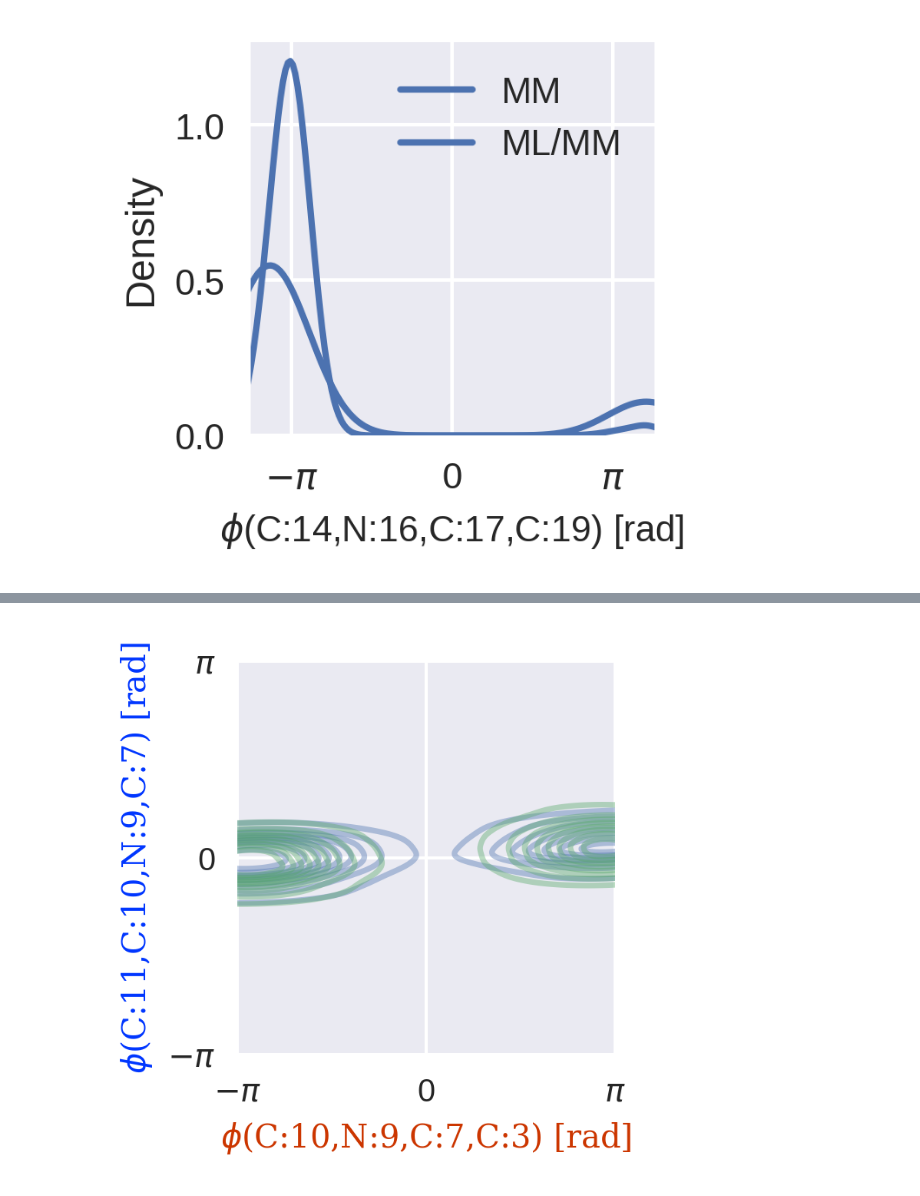
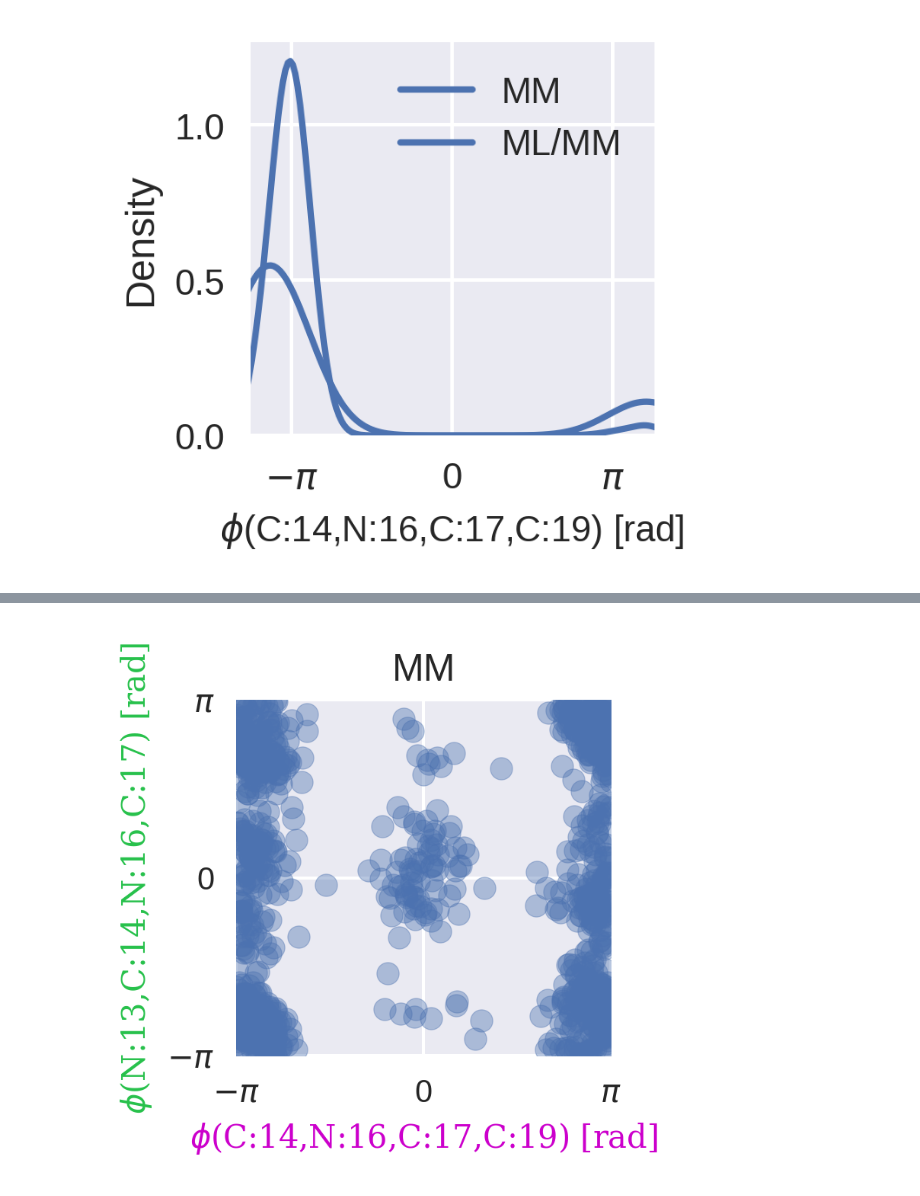
Before and after one commit to choderalab/nn-endstates, a Jupyter notebook: dihedrals_plot_seaborn0.11.ipynb, the cells around one changed output, grey strips where cells are left out. Drawn from its saved outputs; the diff is of its cells as text; code cells hidden in the pictures.

Commit message:
updated dihedral figures

```diff
--- a/dihedrals_plot_seaborn0.11.ipynb
+++ b/dihedrals_plot_seaborn0.11.ipynb
@@ -321,46 +334,62 @@ plt.close()
 # %%
-# plot contour plot for 10,9,7,3 vs 11,10,9,7 in complex
+# plot shadowed contour plot for 14,16,17,19 vs 13,14,16,17 in solvent/complex for ML/MM
+
+
 
 font1 = {'family': 'serif',
-        'color':  '#cc3600ff',
-        'weight': 'normal',
-        'size': 16,
-        }
-
-font2 = {'family': 'serif',
-        'color':  '#0036ffff',
+        'color':  '#cc00ccff',
         'weight': 'normal',
         'size': 16,
         }
 
 
+font2 = {'family': 'serif',
+        'color':  '#27c14bff',
+        'weight': 'normal',
+        'size': 16,
+        }
 
-f,ax=plt.subplots(figsize=[2.5, 2.5], dpi=300)
+for name, traj_mm, traj_qml, weights in [('solvent', traj_solvent_mm, traj_solvent_qml, solvent_qml_weights), ('complex', traj_complex_mm, traj_complex_qml, complex_qml_weights)]:
 
-dihedrals_mm_1 = list(md.compute_dihedrals(traj_complex_mm, [[10,9,7,3]]).flat)
-dihedrals_qml_1 = list(md.compute_dihedrals(traj_complex_qml, [[10,9,7,3]]).flat)
-
-dihedrals_mm_2 = list(md.compute_dihedrals(traj_complex_mm, [[11,10,9,7]]).flat)
-dihedrals_qml_2 = list(md.compute_dihedrals(traj_complex_qml, [[11,10,9,7]]).flat)
+    print('##############')
+    print(name)
+    print('##############')
 
 
-sns.kdeplot(dihedrals_qml_1, dihedrals_qml_2, weights=complex_qml_weights, shade=False, alpha=0.4, label='ML/MM')
-sns.kdeplot(dihedrals_mm_1, dihedrals_mm_2, shade=False, alpha=0.4, label='MM')
-plt.xlabel(r'$\Phi$ Angle [radians]')
+    dihedrals_mm_1 = list(md.compute_dihedrals(traj_mm, [[14,16,17,19]]).flat)
+    dihedrals_qml_1 = list(md.compute_dihedrals(traj_qml, [[14,16,17,19]]).flat)
 
-plt.xlim(-np.pi, np.pi)
-ax.xaxis.set_major_formatter(plt.FuncFormatter(format_func))
-ax.yaxis.set_major_formatter(plt.FuncFormatter(format_func))
-ticks_ = np.multiply([-1.0, 0, 1.0], np.pi)
-ax.set(xticks=ticks_)
-ax.set(yticks=ticks_)
+    dihedrals_mm_2 = list(md.compute_dihedrals(traj_mm, [[13,14,16,17]]).flat)
+    dihedrals_qml_2 = list(md.compute_dihedrals(traj_qml, [[13,14,16,17]]).flat)
 
-plt.ylabel(r'$\Psi$ Angle [radians]')
-plt.ylim(-np.pi, np.pi)
-plt.xlabel('$\phi$(C:10,N:9,C:7,C:3) [rad]', fontsize=10, fontdict=font1)
-plt.ylabel('$\phi$(C:11,C:10,N:9,C:7) [rad]', fontsize=10, fontdict=font2)
-#plt.legend()
-plt.tight_layout()
-plt.show()
-plt.close()
+
+    for level_of_theory, dihedrals_1, dihedrals_2 in [('MM', dihedrals_mm_1, dihedrals_mm_2), ('ML/MM', dihedrals_qml_1, dihedrals_qml_2)]:
+
+        print('##############')
+        print(level_of_theory)
+        print('##############')
+
+        print(len(dihedrals_1))
+        print(len(dihedrals_2))
+        print(len(weights))
+        f,ax=plt.subplots(figsize=[2.5, 2.5], dpi=300)
+        plt.scatter(dihedrals_1, dihedrals_2, alpha=0.4, label=level_of_theory, cmap='Reds')
+        plt.xlabel(r'$\Phi$ Angle [radians]')
+        plt.xlim(-np.pi, np.pi)
+        plt.title(level_of_theory)
+        plt.xlim(-np.pi, np.pi)
+        ax.xaxis.set_major_formatter(plt.FuncFormatter(format_func))
+        ax.yaxis.set_major_formatter(plt.FuncFormatter(format_func))
+        ticks_ = np.multiply([-1.0, 0, 1.0], np.pi)
+        ax.set(xticks=ticks_)
+        ax.set(yticks=ticks_)
+
+
+        plt.ylabel(r'$\Psi$ Angle [radians]')
+        plt.ylim(-np.pi, np.pi)
+        plt.xlabel('$\phi$(C:14,N:16,C:17,C:19) [rad]', fontsize=10, fontdict=font1)
+        plt.ylabel('$\phi$(N:13,C:14,N:16,C:17) [rad]', fontsize=10, fontdict=font2)
+        plt.tight_layout()
+        plt.show()
+        plt.close()
 # %% [output]
@@ -367 +405 @@ plt.close()
-[figure, old version]
+[figure, new version]
```
Also changed, not shown: parts of 20 cells of this notebook.
